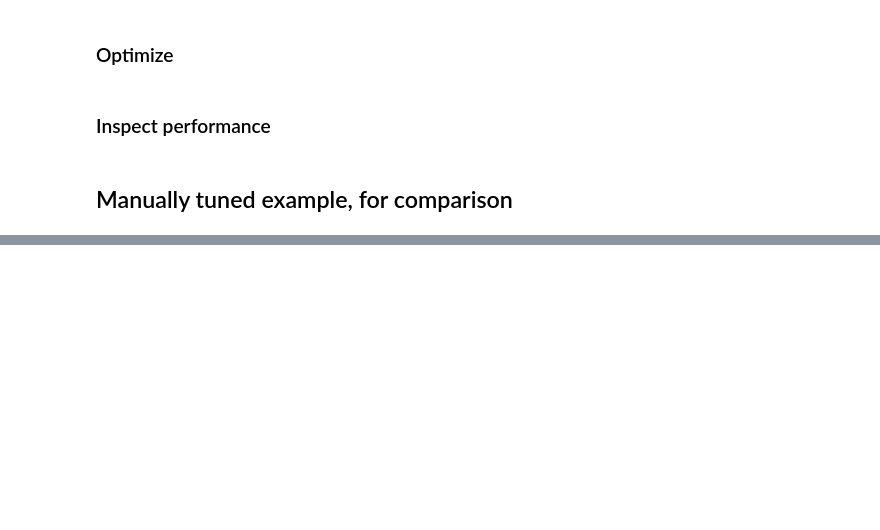
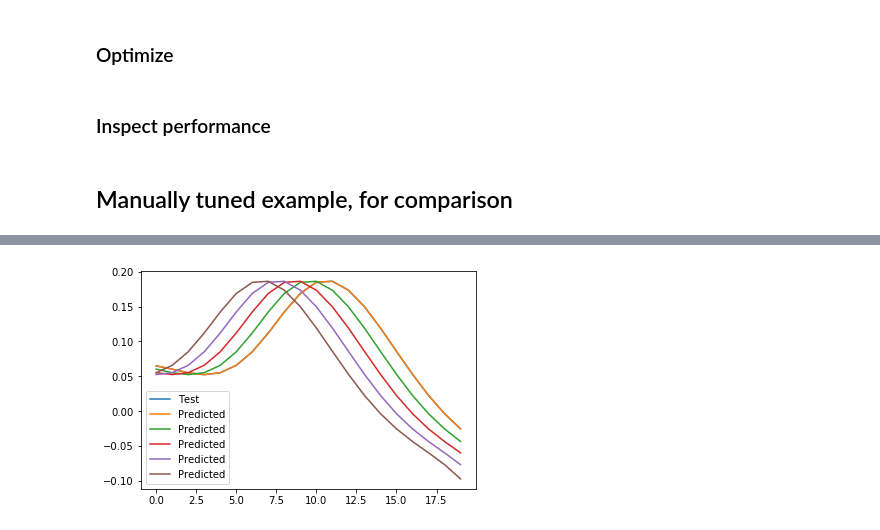
Before and after one commit to 1Reinier/Reservoir, a Jupyter notebook: Example.ipynb, the cells around one changed output, grey strips where cells are left out. Drawn from its saved outputs; the diff is of its cells as text; code cells hidden in the pictures; blank space fills up the shorter version.

Commit message:
Fixed all prediction

```diff
--- a/Example.ipynb
+++ b/Example.ipynb
@@ -103,0 +110,8 @@ esn.test(y=test[:500], scoring_method='nrmse')
+# %%
+# Stepwise prediction
+five_step_prediction = esn.predict_stepwise(test[:20], steps_ahead=5)
+plt.plot(test[:20], label='Test')
+plt.plot(five_step_prediction, label='Predicted')
+plt.legend();
+# %% [output]
+[figure, added]
```
Also changed, not shown: parts of 3 cells of this notebook, 1 other file.
